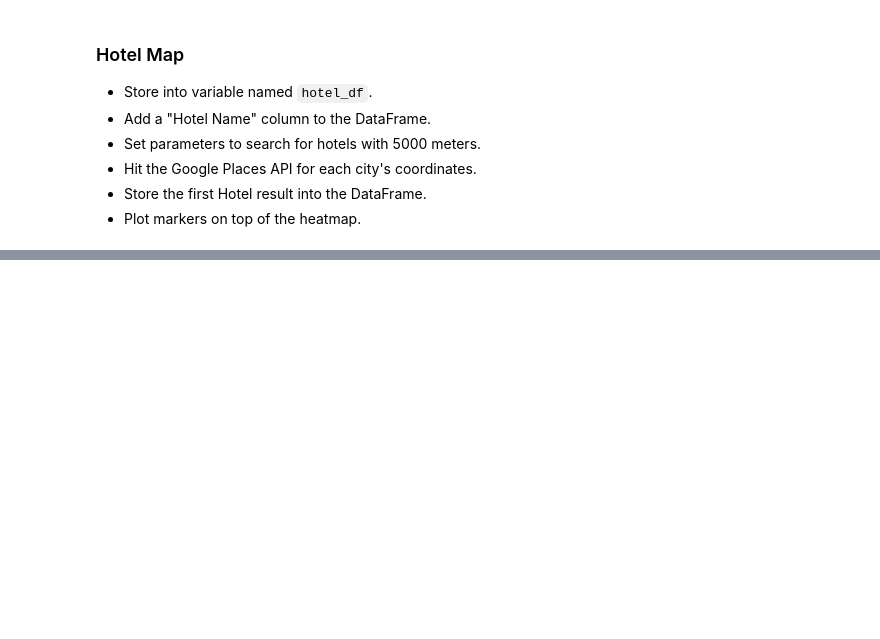
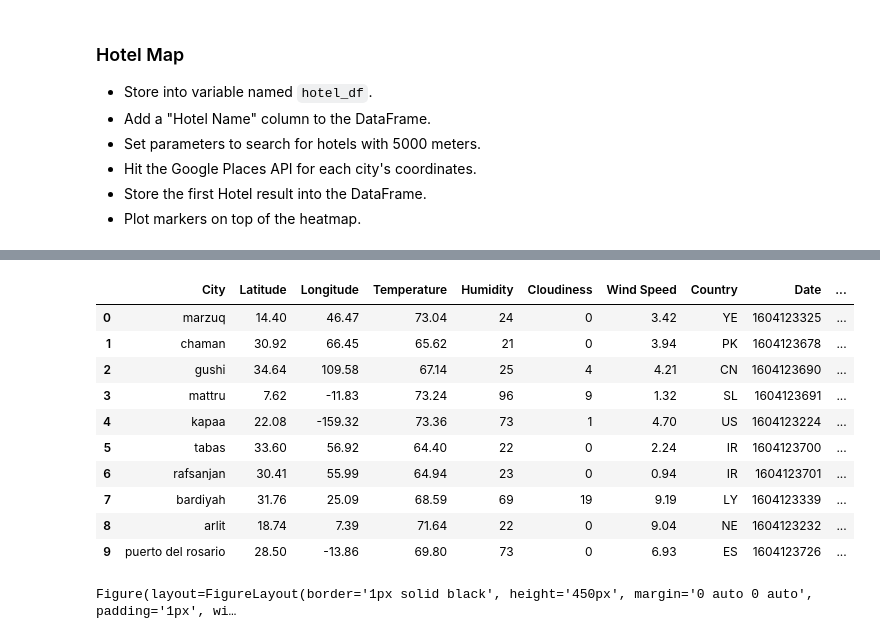
Before and after one commit to Leonardo-Urrutia/python-api-challenge, a Jupyter notebook: VacationPy.ipynb, the cells around one changed output, grey strips where cells are left out. Saved outputs shown, nothing was run; the diff lists cells and outputs as text; code cells hidden in the pictures; blank space fills up the shorter version.

```diff
--- a/VacationPy.ipynb
+++ b/VacationPy.ipynb
@@ -81,3 +124,46 @@ Figure(layout=FigureLayout(border='1px solid black', height='450px', margin='0 a
+# %%
+# params dictionary to update each iteration
+params = {
+    "radius": 50000,
+    "types": "lodging",
+    "keyword": "hotel",
+    "key": g_key
+}
+
+for index, row in hotel_df.iterrows():
+    # get lat, lng from df
+    lat = row["Latitude"]
+    lng = row["Longitude"]
+
+    # change location each iteration while leaving original params in place
+    params["location"] = f"{lat},{lng}"
+
+    # Use the search term: "International Airport" and our lat/lng
+    base_url = "https://maps.googleapis.com/maps/api/place/nearbysearch/json"
+
+    # make request and print url
+    name_address = requests.get(base_url, params=params).json()
+
+    # Since some data may be missing we incorporate a try-except to skip any that are missing a data point.
+    try:
+        hotel_df.loc[index, "Hotel Name"] = name_address["results"][0]["name"]
+    except (KeyError, IndexError):
+        print("Missing field/result... skipping.")
+# %%
+trimmedHotel_df = hotel_df.iloc[range(0,10),:]
+trimmedHotel_df
+# %% [output]
+|  | City | Latitude | Longitude | Temperature | Humidity | Cloudiness | Wind Speed | Country | Date | ... |
+| 0 | marzuq | 14.40 | 46.47 | 73.04 | 24 | 0 | 3.42 | YE | 1604123325 | ... |
+| 1 | chaman | 30.92 | 66.45 | 65.62 | 21 | 0 | 3.94 | PK | 1604123678 | ... |
+| 2 | gushi | 34.64 | 109.58 | 67.14 | 25 | 4 | 4.21 | CN | 1604123690 | ... |
+| 3 | mattru | 7.62 | -11.83 | 73.24 | 96 | 9 | 1.32 | SL | 1604123691 | ... |
+| 4 | kapaa | 22.08 | -159.32 | 73.36 | 73 | 1 | 4.70 | US | 1604123224 | ... |
+| 5 | tabas | 33.60 | 56.92 | 64.40 | 22 | 0 | 2.24 | IR | 1604123700 | ... |
+| 6 | rafsanjan | 30.41 | 55.99 | 64.94 | 23 | 0 | 0.94 | IR | 1604123701 | ... |
+| 7 | bardiyah | 31.76 | 25.09 | 68.59 | 69 | 19 | 9.19 | LY | 1604123339 | ... |
+| 8 | arlit | 18.74 | 7.39 | 71.64 | 22 | 0 | 9.04 | NE | 1604123232 | ... |
+| 9 | puerto del rosario | 28.50 | -13.86 | 69.80 | 73 | 0 | 6.93 | ES | 1604123726 | ... |
 # %%
 # NOTE: Do not change any of the code in this cell
 
@@ -96,5 +182,8 @@ locations = hotel_df[["Lat", "Lng"]]
 # %%
 # Add marker layer ontop of heat map
-
-
+markers = gmaps.marker_layer(locations)
+fig.add_layer(markers)
+fig
 # Display figure
+# %% [output]
+Figure(layout=FigureLayout(border='1px solid black', height='450px', margin='0 auto 0 auto', padding='1px', wi…
```
Also changed, not shown: parts of 4 cells of this notebook.
